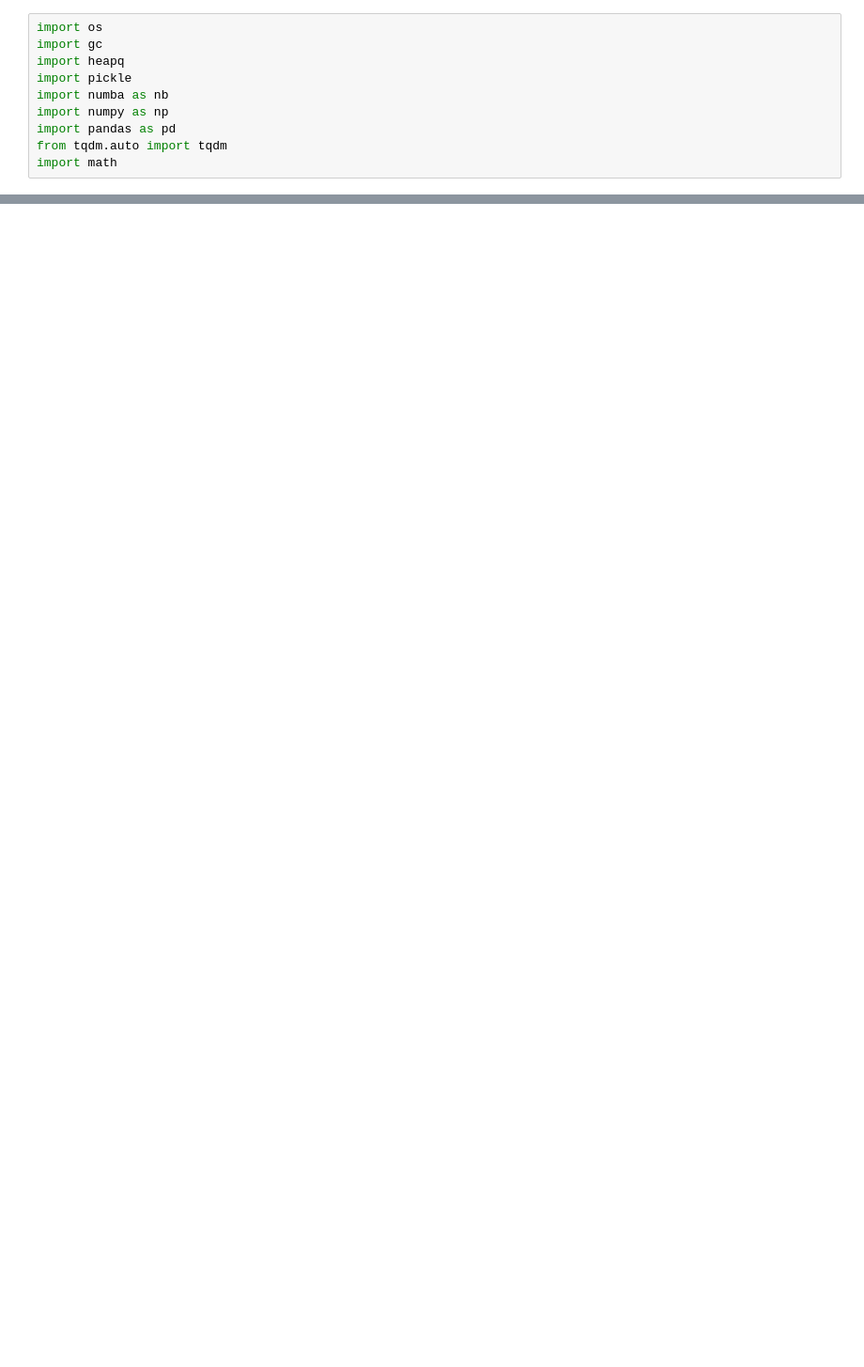
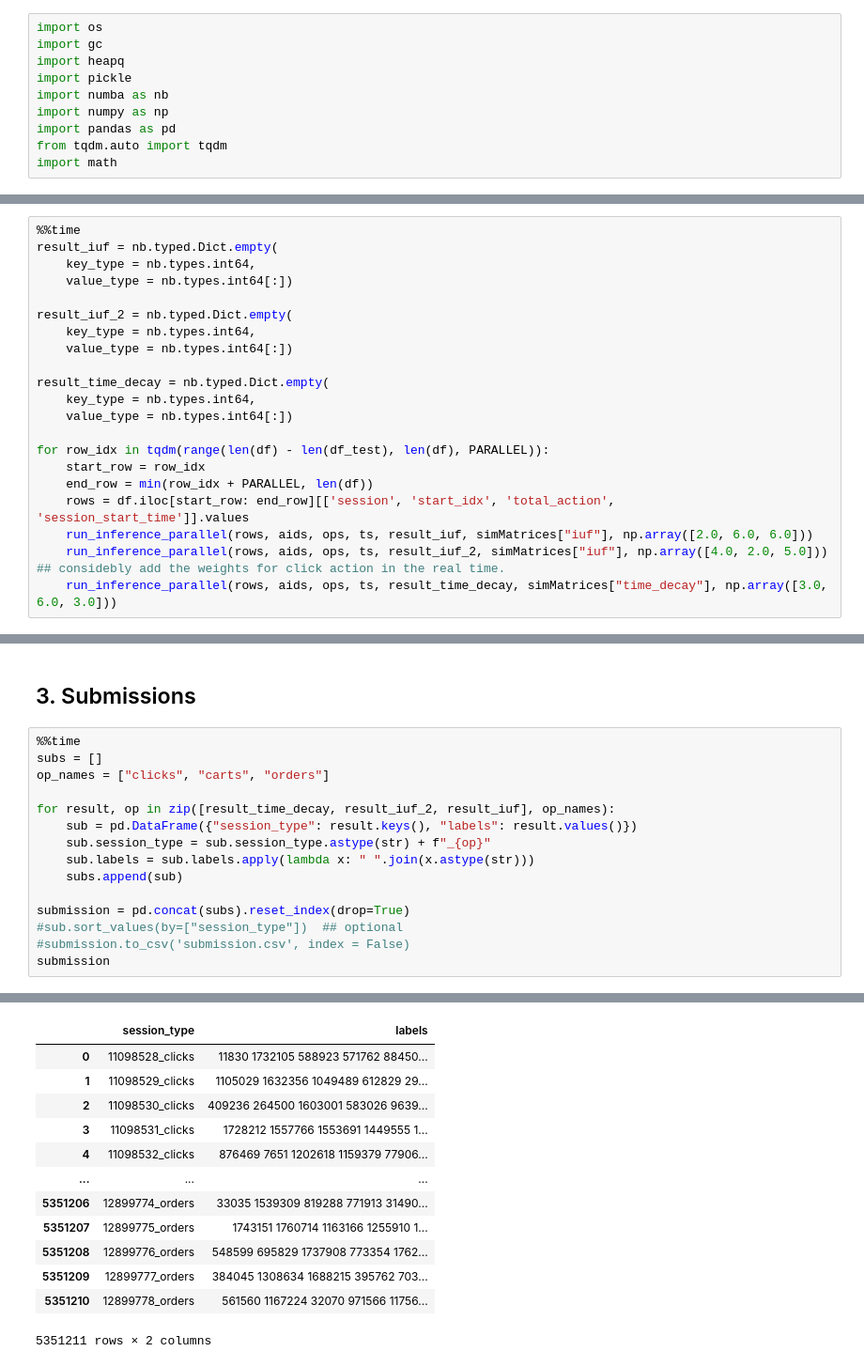
Before and after one commit to itong1900/otto_obj_recommendation_sys, a Jupyter notebook: training/itemCF_numba.ipynb, the cells around one changed output, grey strips where cells are left out. Shown: that part at 94% size. Saved outputs shown, nothing was run; the diff lists cells and outputs as text; blank space fills up the shorter version.

```diff
--- a/training/itemCF_numba.ipynb
+++ b/training/itemCF_numba.ipynb
@@ -388,0 +377,21 @@ submission
+# %%
+%%time
+result_iuf = nb.typed.Dict.empty(
+    key_type = nb.types.int64,
+    value_type = nb.types.int64[:])
+
+result_iuf_2 = nb.typed.Dict.empty(
+    key_type = nb.types.int64,
+    value_type = nb.types.int64[:])
+
+result_time_decay = nb.typed.Dict.empty(
+    key_type = nb.types.int64,
+    value_type = nb.types.int64[:])
+
+for row_idx in tqdm(range(len(df) - len(df_test), len(df), PARALLEL)):
+    start_row = row_idx
+    end_row = min(row_idx + PARALLEL, len(df))
+    rows = df.iloc[start_row: end_row][['session', 'start_idx', 'total_action', 'session_start_time']].values
+    run_inference_parallel(rows, aids, ops, ts, result_iuf, simMatrices["iuf"], np.array([2.0, 6.0, 6.0]))
+    run_inference_parallel(rows, aids, ops, ts, result_iuf_2, simMatrices["iuf"], np.array([4.0, 2.0, 5.0]))   ## considebly add the weights for click action in the real time.
+    run_inference_parallel(rows, aids, ops, ts, result_time_decay, simMatrices["time_decay"], np.array([3.0, 6.0, 3.0]))
@@ -388,0 +472,18 @@ submission
+# %% [markdown]
+## 3. Submissions
+# %%
+%%time
+subs = []
+op_names = ["clicks", "carts", "orders"]
+
+for result, op in zip([result_time_decay, result_iuf_2, result_iuf], op_names):
+    sub = pd.DataFrame({"session_type": result.keys(), "labels": result.values()})
+    sub.session_type = sub.session_type.astype(str) + f"_{op}"
+    sub.labels = sub.labels.apply(lambda x: " ".join(x.astype(str)))
+    subs.append(sub)
+
+submission = pd.concat(subs).reset_index(drop=True)
+#sub.sort_values(by=["session_type"])  ## optional
+#submission.to_csv('submission.csv', index = False)
+submission
+# %% [output]
@@ -388,0 +492,13 @@ submission
+|  | session_type | labels |
+| 0 | 11098528_clicks | 11830 1732105 588923 571762 88450... |
+| 1 | 11098529_clicks | 1105029 1632356 1049489 612829 29... |
+| 2 | 11098530_clicks | 409236 264500 1603001 583026 9639... |
+| 3 | 11098531_clicks | 1728212 1557766 1553691 1449555 1... |
+| 4 | 11098532_clicks | 876469 7651 1202618 1159379 77906... |
+| ... | ... | ... |
+| 5351206 | 12899774_orders | 33035 1539309 819288 771913 31490... |
+| 5351207 | 12899775_orders | 1743151 1760714 1163166 1255910 1... |
+| 5351208 | 12899776_orders | 548599 695829 1737908 773354 1762... |
+| 5351209 | 12899777_orders | 384045 1308634 1688215 395762 703... |
+| 5351210 | 12899778_orders | 561560 1167224 32070 971566 11756... |
+5351211 rows × 2 columns
```
Also changed, not shown: parts of 48 cells of this notebook, 12 other files.
